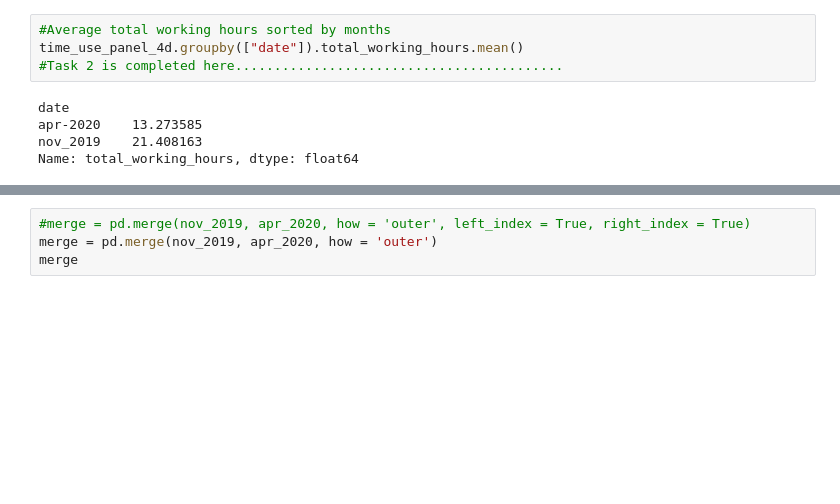
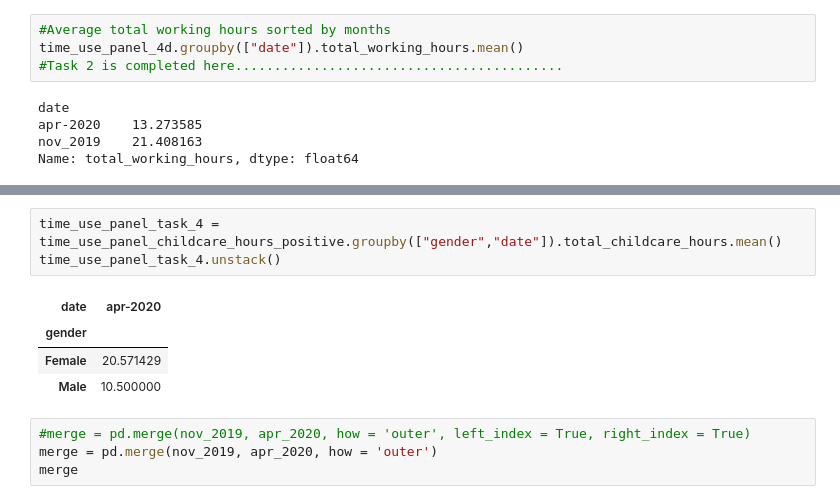
Before and after one commit to thanhan25/epp-materials, a Jupyter notebook: week-05/inclassexcercise_EPP.ipynb, the cells around one changed output, grey strips where cells are left out. Saved outputs shown, nothing was run; the diff lists cells and outputs as text; blank space fills up the shorter version.

Commit message:
New version of solution from group.

```diff
--- a/week-05/inclassexcercise_EPP.ipynb
+++ b/week-05/inclassexcercise_EPP.ipynb
@@ -153,3 +197,11 @@ Name: total_working_hours, dtype: float64
+# %%
+time_use_panel_task_4 = time_use_panel_childcare_hours_positive.groupby(["gender","date"]).total_childcare_hours.mean()
+time_use_panel_task_4.unstack()
+# %% [output]
+| date | apr-2020 |
+| gender |  |
+| Female | 20.571429 |
+| Male | 10.500000 |
 # %%
 #merge = pd.merge(nov_2019, apr_2020, how = 'outer', left_index = True, right_index = True)
 merge = pd.merge(nov_2019, apr_2020, how = 'outer')
```
Also changed, not shown: parts of 4 cells of this notebook.
